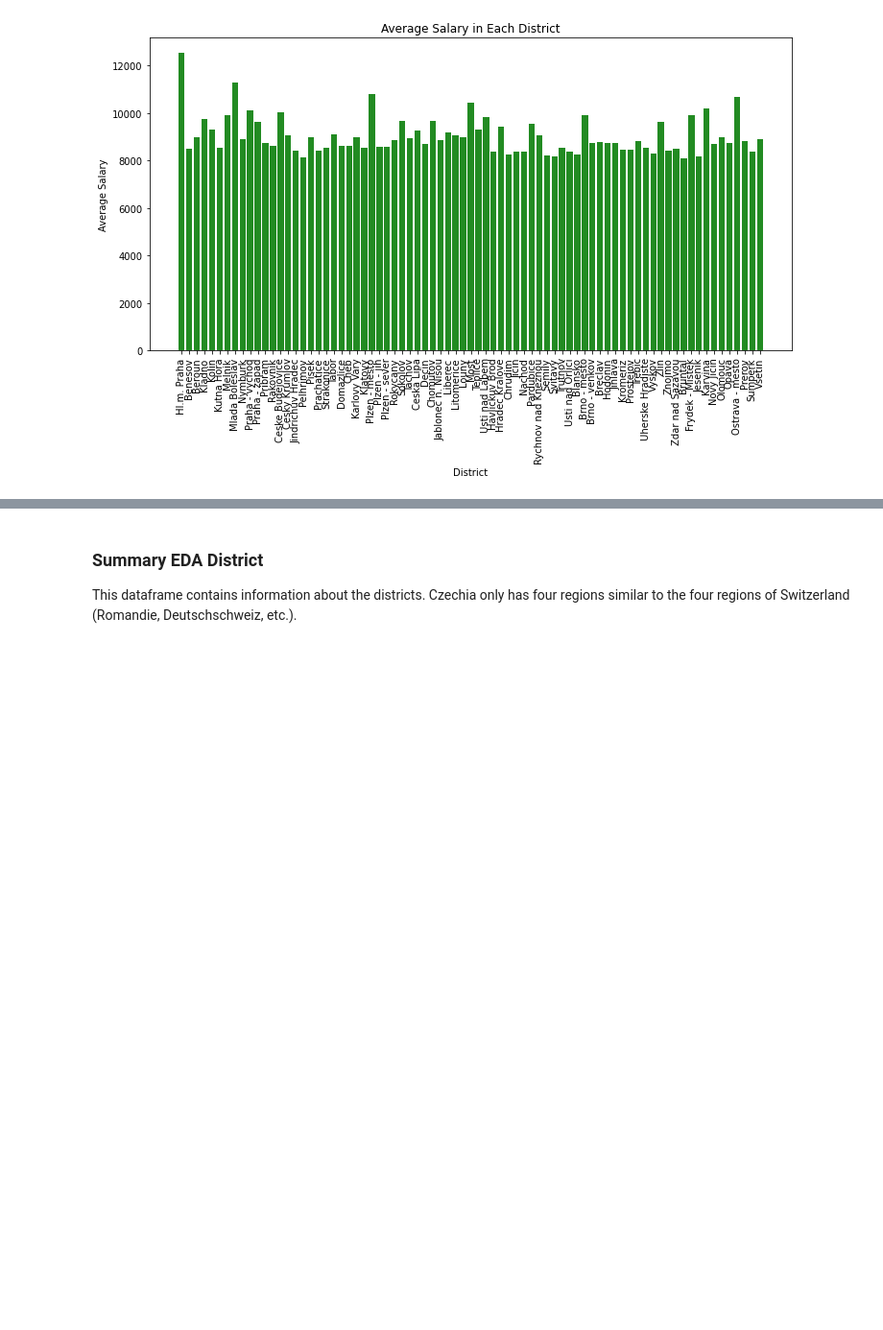
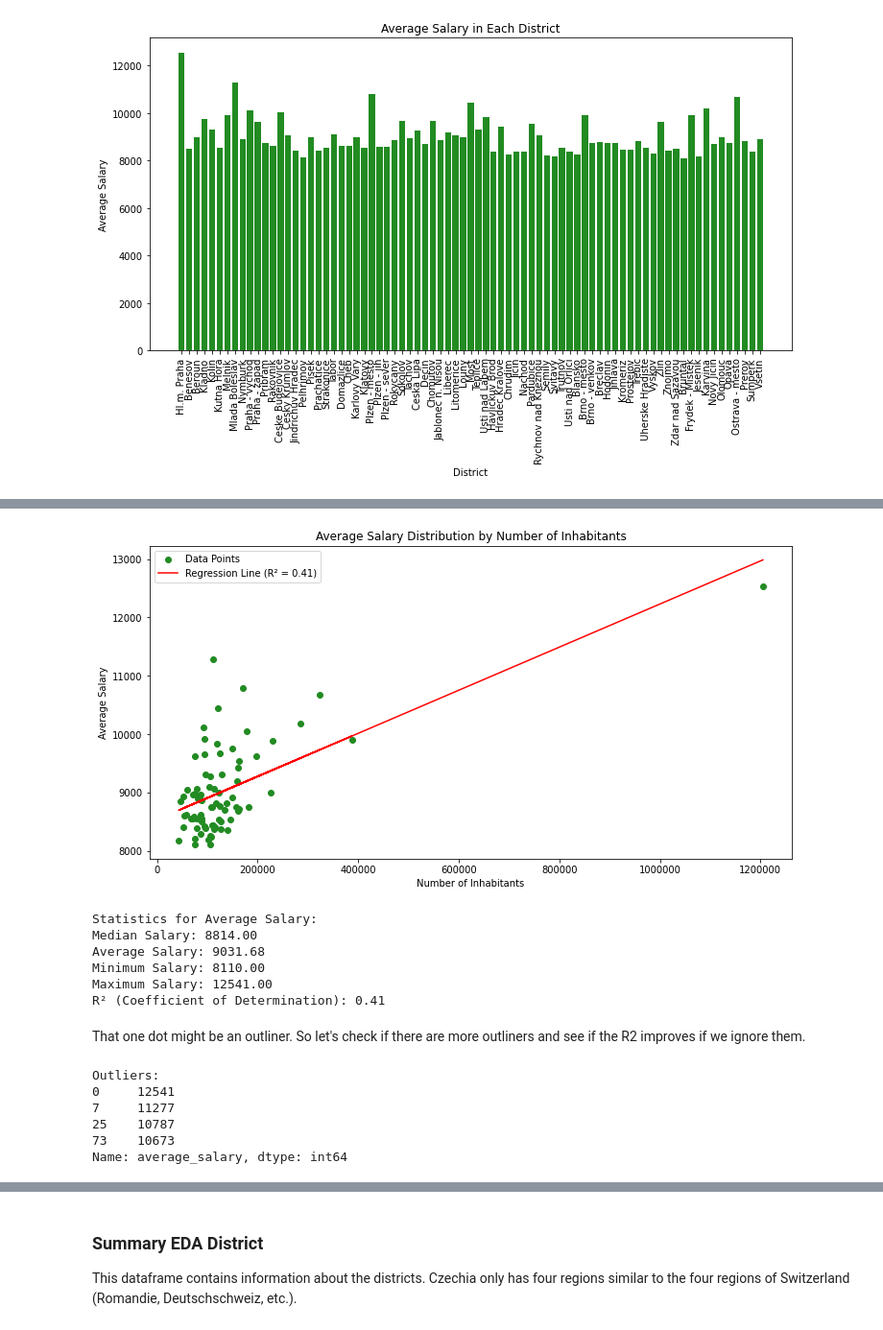
Before and after one commit to ChantalGisler/AML-Challenge, a Jupyter notebook: Code.ipynb, the cells around one changed output, grey strips where cells are left out. Shown at 96% size. Drawn from its saved outputs; the diff is of its cells as text; code cells hidden in the pictures; blank space fills up the shorter version.

```diff
--- a/Code.ipynb
+++ b/Code.ipynb
@@ -380,0 +386,64 @@ plt.show()
+# %%
+# The same plot but with a regression line
+x = district['inhabitants']
+y = district['average_salary']
+slope, intercept, r_value, p_value, std_err = linregress(x, y)
+regression_line = slope * x + intercept
+
+# Plot
+plt.figure(figsize=(12, 6))
+plt.scatter(x, y, color='forestgreen', label='Data Points')
+plt.plot(x, regression_line, color='red', label=f'Regression Line (R² = {r_value**2:.2f})')
+plt.xlabel("Number of Inhabitants")
+plt.ylabel("Average Salary")
+plt.title("Average Salary Distribution by Number of Inhabitants")
+ax = plt.gca()
+ax.xaxis.set_major_formatter(ScalarFormatter(useOffset=False))
+plt.ticklabel_format(style='plain', axis='x')
+plt.legend()
+plt.show()
+# %% [output]
+[figure, added]
+# %%
+# Stats
+median_salary = np.median(y)
+average_salary = np.mean(y)
+min_salary = np.min(y)
+max_salary = np.max(y)
+
+print("Statistics for Average Salary:")
+print(f"Median Salary: {median_salary:.2f}")
+print(f"Average Salary: {average_salary:.2f}")
+print(f"Minimum Salary: {min_salary:.2f}")
+print(f"Maximum Salary: {max_salary:.2f}")
+print(f"R² (Coefficient of Determination): {r_value**2:.2f}")
+# %% [output]
+Statistics for Average Salary:
+Median Salary: 8814.00
+Average Salary: 9031.68
+Minimum Salary: 8110.00
+Maximum Salary: 12541.00
+R² (Coefficient of Determination): 0.41
+# %% [markdown]
+That one dot might be an outliner. So let's check if there are more outliners and see if the R2 improves if we ignore them.
+# %%
+# Identifying outliners
+data = district['average_salary']
+
+Q1 = np.percentile(data, 25)
+Q3 = np.percentile(data, 75)
+IQR = Q3 - Q1
+
+lower_bound = Q1 - 1.5 * IQR
+upper_bound = Q3 + 1.5 * IQR
+
+outliers = data[(data < lower_bound) | (data > upper_bound)]
+print("Outliers:")
+print(outliers)
+# %% [output]
+Outliers:
+0     12541
+7     11277
+25    10787
+73    10673
+Name: average_salary, dtype: int64
```
Also changed, not shown: parts of 38 cells of this notebook.
